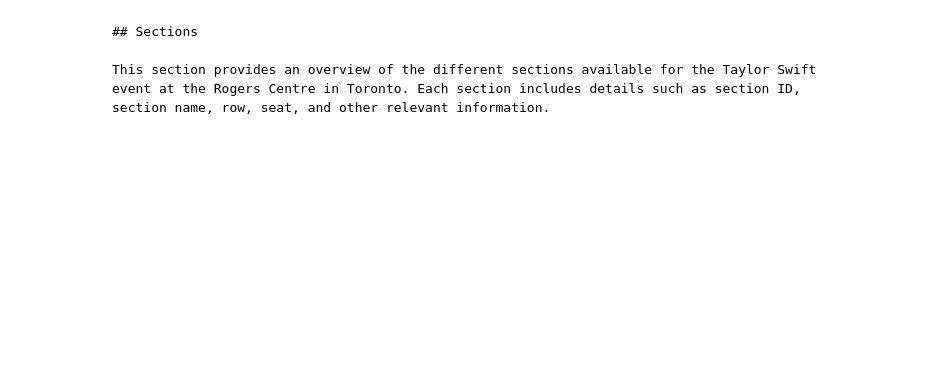
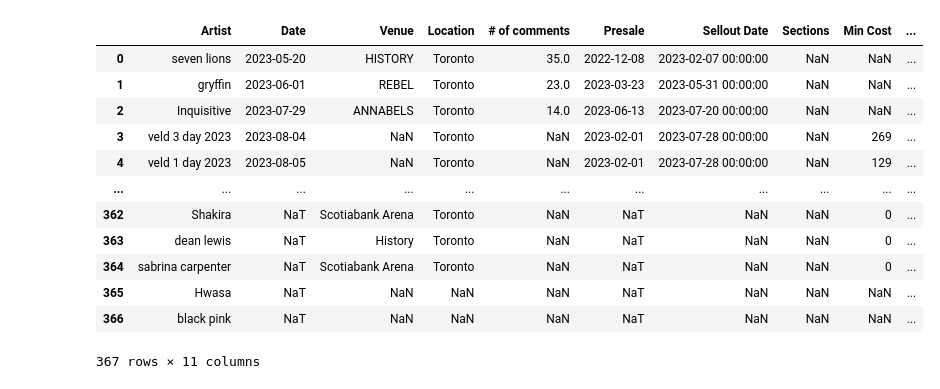
Before and after one commit to evoong/Concert-Seat-Tracker, a Jupyter notebook: seat_tracker.ipynb, the cells around one changed output. Cells and saved outputs as stored; diff of their text form; code cells hidden in the pictures; blank space fills up the shorter version.

````diff
--- a/seat_tracker.ipynb
+++ b/seat_tracker.ipynb
@@ -60,0 +26,19 @@ def get_event_link(event_grid, date):
+# %%
+
+path = "../../Documents/Ticket Sales.xlsx"
+events = pd.read_excel(path, sheet_name ="Events")
+events
+# %% [output]
+|  | Artist | Date | Venue | Location | # of comments | Presale | Sellout Date | Sections | Min Cost | ... |
+| 0 | seven lions | 2023-05-20 | HISTORY | Toronto | 35.0 | 2022-12-08 | 2023-02-07 00:00:00 | NaN | NaN | ... |
+| 1 | gryffin | 2023-06-01 | REBEL | Toronto | 23.0 | 2023-03-23 | 2023-05-31 00:00:00 | NaN | NaN | ... |
+| 2 | Inquisitive | 2023-07-29 | ANNABELS | Toronto | 14.0 | 2023-06-13 | 2023-07-20 00:00:00 | NaN | NaN | ... |
+| 3 | veld 3 day 2023 | 2023-08-04 | NaN | Toronto | NaN | 2023-02-01 | 2023-07-28 00:00:00 | NaN | 269 | ... |
+| 4 | veld 1 day 2023 | 2023-08-05 | NaN | Toronto | NaN | 2023-02-01 | 2023-07-28 00:00:00 | NaN | 129 | ... |
+| ... | ... | ... | ... | ... | ... | ... | ... | ... | ... | ... |
+| 362 | Shakira | NaT | Scotiabank Arena | Toronto | NaN | NaT | NaN | NaN | 0 | ... |
+| 363 | dean lewis | NaT | History | Toronto | NaN | NaT | NaN | NaN | 0 | ... |
+| 364 | sabrina carpenter | NaT | Scotiabank Arena | Toronto | NaN | NaT | NaN | NaN | 0 | ... |
+| 365 | Hwasa | NaT | NaN | NaN | NaN | NaT | NaN | NaN | NaN | ... |
+| 366 | black pink | NaT | NaN | NaN | NaN | NaT | NaN | NaN | NaN | ... |
+367 rows × 11 columns
@@ -143,6 +219,0 @@ for a in artists:
-# %% [markdown]
-```markdown
-## Sections
-
-This section provides an overview of the different sections available for the Taylor Swift event at the Rogers Centre in Toronto. Each section includes details such as section ID, section name, row, seat, and other relevant information.
-```
````
Also changed, not shown: parts of 23 cells of this notebook, 4 other files.
